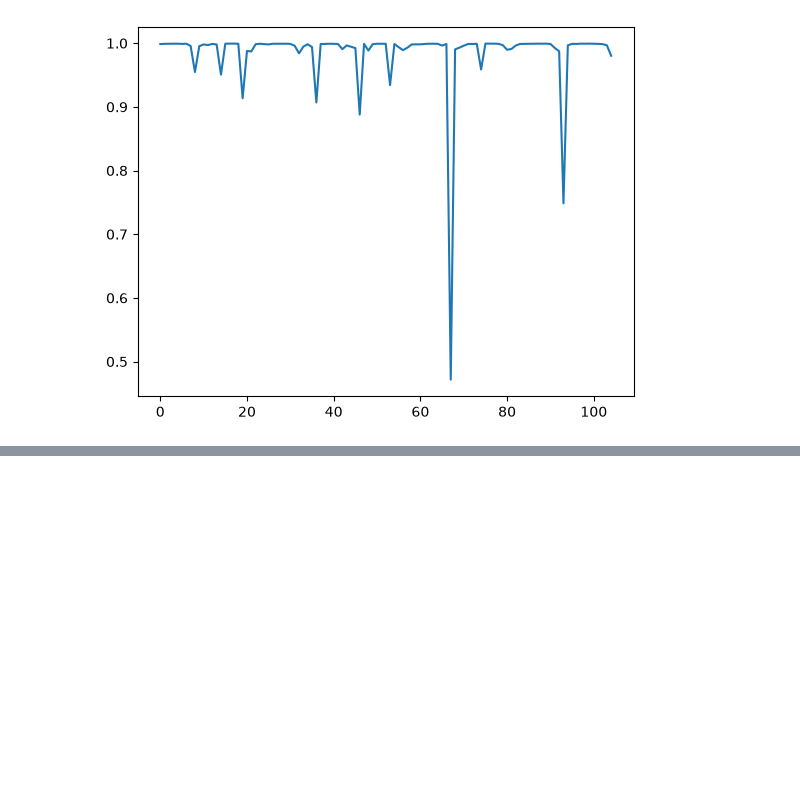
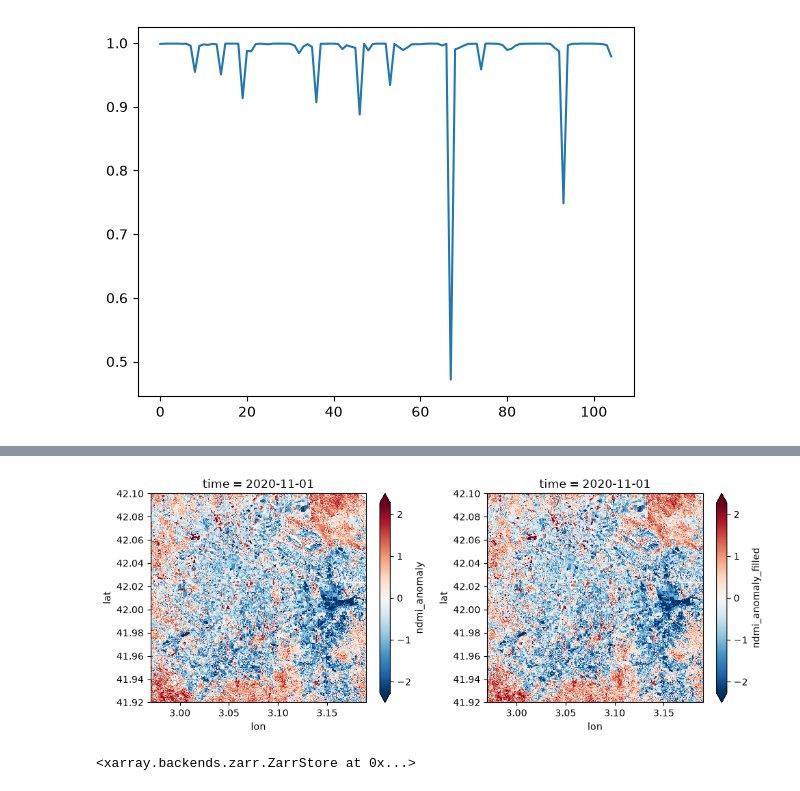
Before and after one commit to davidcirauqui/drought_forecast, a Jupyter notebook: main.ipynb, the cells around one changed output, grey strips where cells are left out. Cells and saved outputs as stored; diff of their text form; code cells hidden in the pictures; blank space fills up the shorter version.

```diff
--- a/main.ipynb
+++ b/main.ipynb
@@ -128,0 +160,7 @@ plt.tight_layout()
+# %%
+fig, axes = plt.subplots(1, 2, figsize = (10, 4))
+cube.ndmi_anomaly.sel(time = cube.time[idx - 24]).plot(ax = axes[0], robust = True)
+cube.ndmi_anomaly_filled.sel(time = cube.time[idx - 24]).plot(ax = axes[1], robust = True)
+plt.tight_layout()
+# %% [output]
+[figure, added]
@@ -128,0 +172,6 @@ plt.tight_layout()
+# %%
+# save as zarr
+cube.chunk({"time": -1, "lat": 128, "lon": 128}).to_zarr(
+    "data/processed/cube.zarr", mode = "w")
+# %% [output]
+<xarray.backends.zarr.ZarrStore at 0x...>
```
Also changed, not shown: parts of 8 cells of this notebook.
